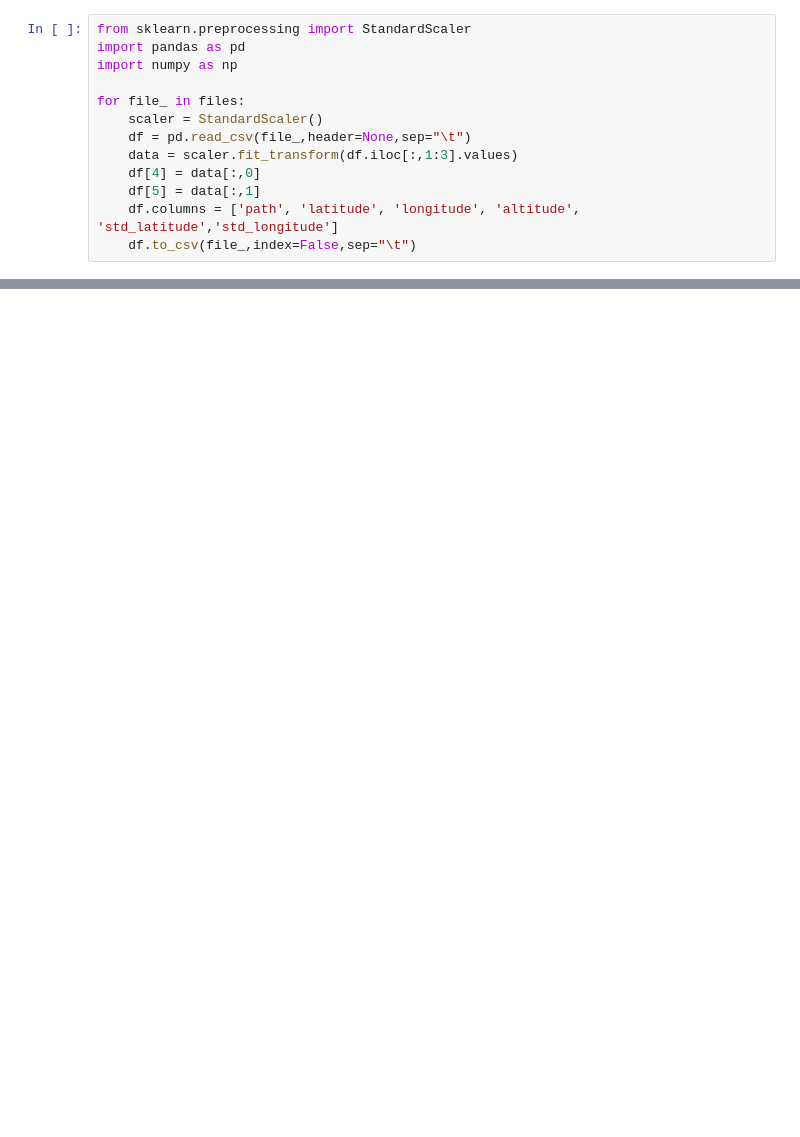
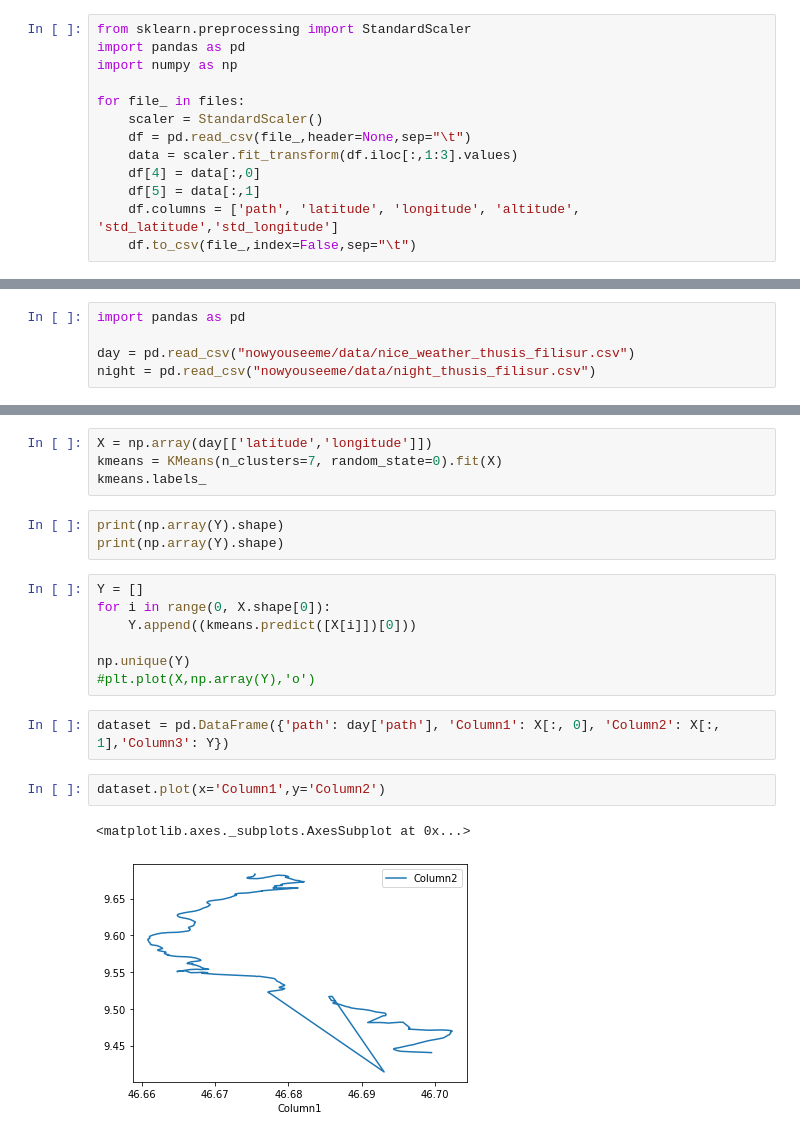
Before and after one commit to greatmerlin/nowyouseeme, a Jupyter notebook: data/preprocess.ipynb, the cells around one changed output, grey strips where cells are left out. Saved outputs shown, nothing was run; the diff lists cells and outputs as text; blank space fills up the shorter version.

Commit message:
clustering and retrieving most similar image

```diff
--- a/data/preprocess.ipynb
+++ b/data/preprocess.ipynb
@@ -54,0 +47,5 @@ plt.scatter(data[:,0],data[:,1])
+# %%
+import pandas as pd
+
+day = pd.read_csv("nowyouseeme/data/nice_weather_thusis_filisur.csv")
+night = pd.read_csv("nowyouseeme/data/night_thusis_filisur.csv")
@@ -54,0 +86,21 @@ plt.scatter(data[:,0],data[:,1])
+# %%
+X = np.array(day[['latitude','longitude']])
+kmeans = KMeans(n_clusters=7, random_state=0).fit(X)
+kmeans.labels_
+# %%
+print(np.array(Y).shape)
+print(np.array(Y).shape)
+# %%
+Y = []
+for i in range(0, X.shape[0]):
+    Y.append((kmeans.predict([X[i]])[0]))
+
+np.unique(Y)
+#plt.plot(X,np.array(Y),'o')
+# %%
+dataset = pd.DataFrame({'path': day['path'], 'Column1': X[:, 0], 'Column2': X[:, 1],'Column3': Y})
+# %%
+dataset.plot(x='Column1',y='Column2')
+# %% [output]
+<matplotlib.axes._subplots.AxesSubplot at 0x...>
+[figure, added]
```
Also changed, not shown: parts of 23 cells of this notebook, 1 other file.
